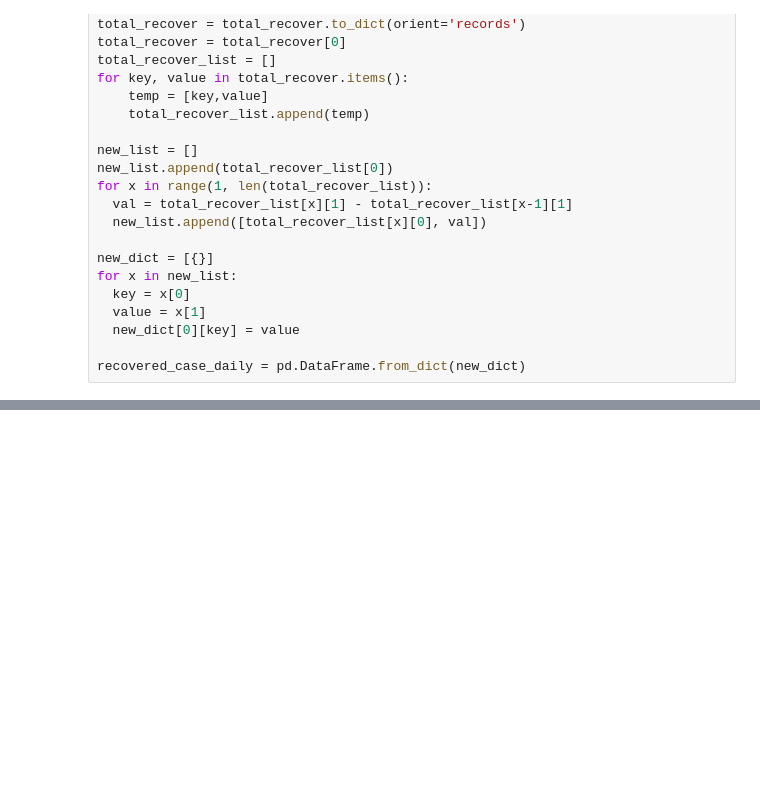
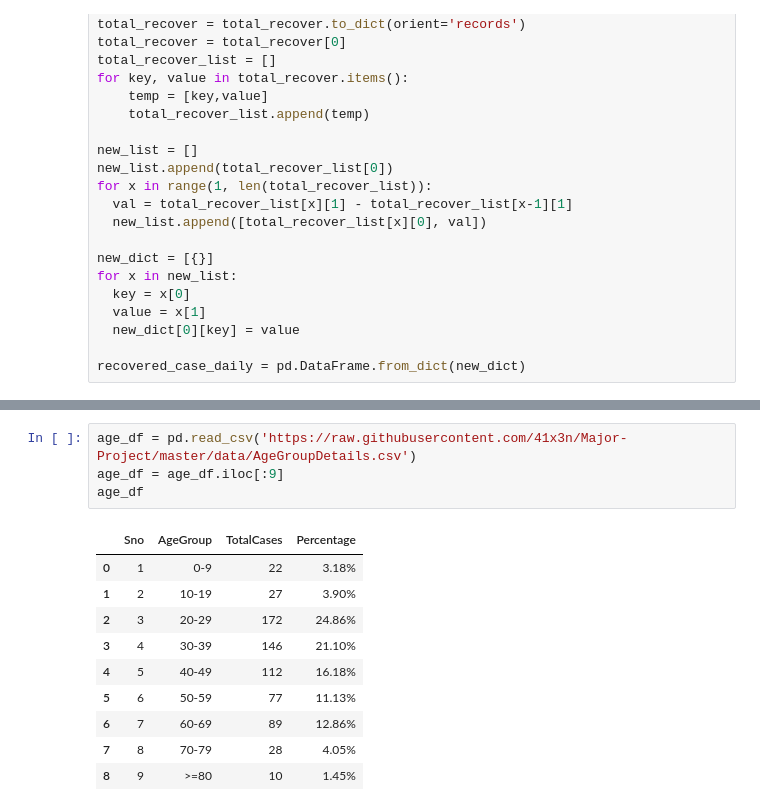
Before and after one commit to 41x3n/Impact-of-lockdown-in-India-COVID-19, a Jupyter notebook: analysis.ipynb, the cells around one changed output, grey strips where cells are left out. Drawn from its saved outputs; the diff is of its cells as text; blank space fills up the shorter version.

```diff
--- a/analysis.ipynb
+++ b/analysis.ipynb
@@ -233,3 +233,18 @@ HeatMap(data=map_data.groupby(['LATITUDE','LONGITUDE']).sum().reset_index().valu
 affected_area
 # %% [output]
 [interactive output not drawn]
+# %%
+age_df = pd.read_csv('https://raw.githubusercontent.com/41x3n/Major-Project/master/data/AgeGroupDetails.csv')
+age_df = age_df.iloc[:9]
+age_df
+# %% [output]
+|  | Sno | AgeGroup | TotalCases | Percentage |
+| 0 | 1 | 0-9 | 22 | 3.18% |
+| 1 | 2 | 10-19 | 27 | 3.90% |
+| 2 | 3 | 20-29 | 172 | 24.86% |
+| 3 | 4 | 30-39 | 146 | 21.10% |
+| 4 | 5 | 40-49 | 112 | 16.18% |
+| 5 | 6 | 50-59 | 77 | 11.13% |
+| 6 | 7 | 60-69 | 89 | 12.86% |
+| 7 | 8 | 70-79 | 28 | 4.05% |
+| 8 | 9 | >=80 | 10 | 1.45% |
```
Also changed, not shown: parts of 5 cells of this notebook.
